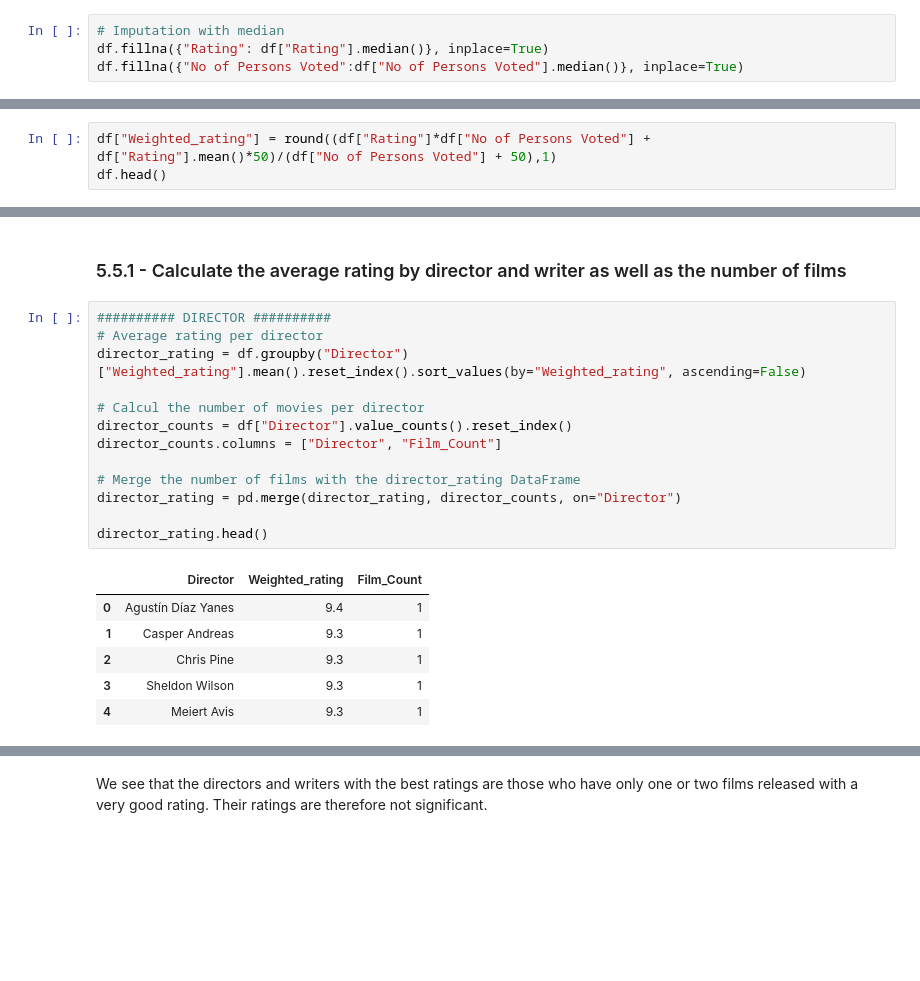
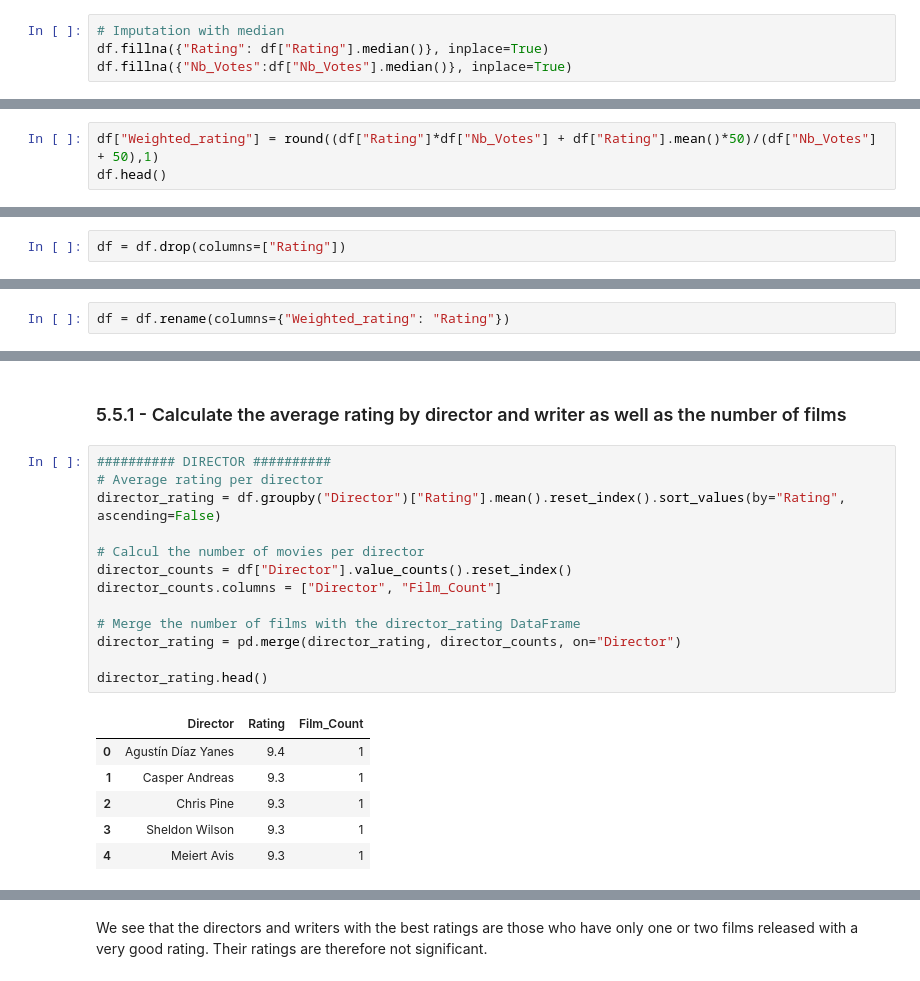
Before and after one commit to Thibaut5599/Analysis_MovieDataset, a Jupyter notebook: Movies_1910_2024.ipynb, the cells around one changed output, grey strips where cells are left out. Cells and saved outputs as stored; diff of their text form; blank space fills up the shorter version.

```diff
--- a/Movies_1910_2024.ipynb
+++ b/Movies_1910_2024.ipynb
@@ -207,7 +210,7 @@ Mean of 'Rating' column = 6.617631947687997
 # %%
 # Imputation with median
 df.fillna({"Rating": df["Rating"].median()}, inplace=True)
-df.fillna({"No of Persons Voted":df["No of Persons Voted"].median()}, inplace=True)
+df.fillna({"Nb_Votes":df["Nb_Votes"].median()}, inplace=True)
 # %%
 missing_data = df.isnull()
 
@@ -738,6 +741,6 @@ To guarantee a balanced and representative analysis, we chose a value of m locat
 # %% [markdown]
 In conclusion, this methodology offers a more precise and fairer weighted score, reflecting the opinion of a broad audience while preserving the diversity of the films evaluated.
 # %%
-df["Weighted_rating"] = round((df["Rating"]*df["No of Persons Voted"] + df["Rating"].mean()*50)/(df["No of Persons Voted"] + 50),1)
+df["Weighted_rating"] = round((df["Rating"]*df["Nb_Votes"] + df["Rating"].mean()*50)/(df["Nb_Votes"] + 50),1)
 df.head()
 # %% [output]
@@ -751,0 +757,2 @@ From now on, when we talk about "rating", we will refer to the weighted rating.
+# %%
+df = df.drop(columns=["Rating"])
@@ -752,3 +761,5 @@ From now on, when we talk about "rating", we will refer to the weighted rating.
+# %%
+df = df.rename(columns={"Weighted_rating": "Rating"})
 # %% [markdown]
 # 5 - Exploratory Data Analysis
 # %% [markdown]
@@ -1057,18 +1068,18 @@ Documentary       2192
 # %%
 ########## DIRECTOR ##########
 # Average rating per director
-director_rating = df.groupby("Director")["Weighted_rating"].mean().reset_index().sort_values(by="Weighted_rating", ascending=False)
+director_rating = df.groupby("Director")["Rating"].mean().reset_index().sort_values(by="Rating", ascending=False)
 
 # Calcul the number of movies per director
 director_counts = df["Director"].value_counts().reset_index()
 director_counts.columns = ["Director", "Film_Count"]
 
 # Merge the number of films with the director_rating DataFrame
 director_rating = pd.merge(director_rating, director_counts, on="Director")
 
 director_rating.head()
 # %% [output]
-|  | Director | Weighted_rating | Film_Count |
+|  | Director | Rating | Film_Count |
 | 0 | Agustín Díaz Yanes | 9.4 | 1 |
 | 1 | Casper Andreas | 9.3 | 1 |
 | 2 | Chris Pine | 9.3 | 1 |
```
Also changed, not shown: parts of 49 cells of this notebook.
